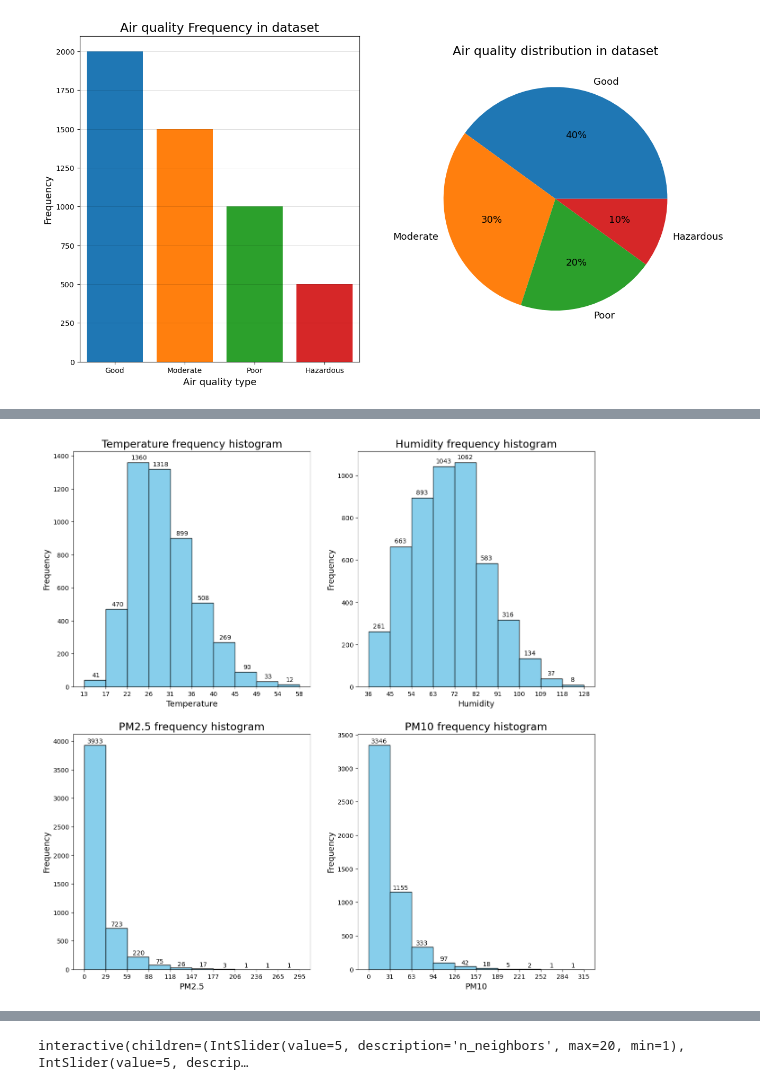
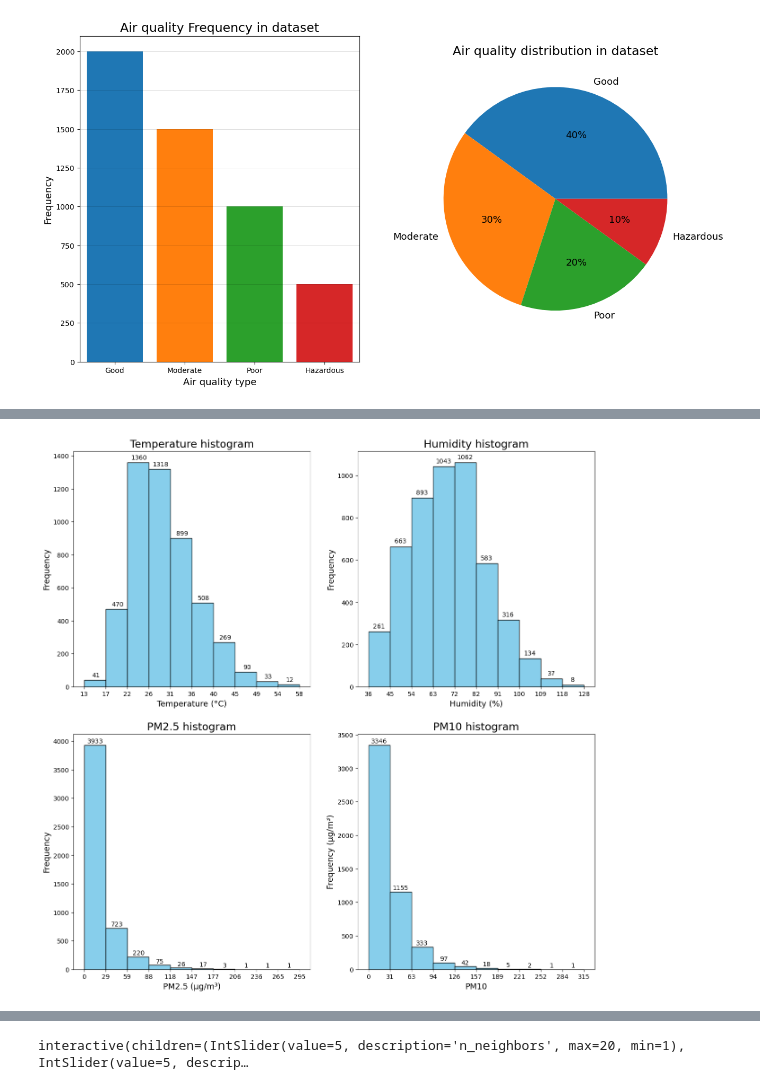
Before and after one commit to Ondralol/k-nearest-neighbours-article, a Jupyter notebook: main.ipynb, the cells around one changed output, grey strips where cells are left out. Saved outputs shown, nothing was run; the diff lists cells and outputs as text; code cells hidden in the pictures.

```diff
--- a/main.ipynb
+++ b/main.ipynb
@@ -171,8 +171,8 @@ ax.set_xticks(bins)  # Use bins directly for edge ticks
 ax.set_xticklabels([int(x) for x in bins])
 
 # Set titles and labels
-ax.set_title("Temperature frequency histogram", fontsize = 17)
-ax.set_xlabel("Temperature", fontsize = 13)
+ax.set_title("Temperature histogram", fontsize = 17)
+ax.set_xlabel("Temperature (°C)", fontsize = 13)
 ax.set_ylabel("Frequency", fontsize = 13)
 
 for i, count in enumerate(counts):
@@ -187,8 +187,8 @@ ax.set_xticks(bins)  # Use bins directly for edge ticks
 ax.set_xticklabels([int(x) for x in bins])
 
 # Set titles and labels
-ax.set_title("Humidity frequency histogram", fontsize = 17)
-ax.set_xlabel("Humidity", fontsize = 13)
+ax.set_title("Humidity histogram", fontsize = 17)
+ax.set_xlabel("Humidity (%)", fontsize = 13)
 ax.set_ylabel("Frequency", fontsize = 13)
 
 for i, count in enumerate(counts):
@@ -196,38 +196,38 @@ for i, count in enumerate(counts):
 
 
 ax = axes[1,0]
 
 # Plot the histogram
 counts, bins, patches = ax.hist(df_original["PM2.5"], edgecolor="black", color="skyblue")
 
 ax.set_xticks(bins)  # Use bins directly for edge ticks
 ax.set_xticklabels([int(x) for x in bins])
 
 # Set titles and labels
-ax.set_title("PM2.5 frequency histogram", fontsize = 17)
-ax.set_xlabel("PM2.5", fontsize = 13)
+ax.set_title("PM2.5 histogram", fontsize = 17)
+ax.set_xlabel("PM2.5 (µg/m³)", fontsize = 13)
 ax.set_ylabel("Frequency", fontsize = 13)
 
 for i, count in enumerate(counts):
     ax.text(bins[i]+15.5, count + 10, int(count), ha="center", va="bottom")
 
 ax = axes[1,1]
 
 # Plot the histogram
 counts, bins, patches = ax.hist(df_original["PM10"], edgecolor="black", color="skyblue")
 
 ax.set_xticks(bins)  # Use bins directly for edge ticks
 ax.set_xticklabels([int(x) for x in bins])
 
 # Set titles and labels
-ax.set_title("PM10 frequency histogram", fontsize = 17)
+ax.set_title("PM10 histogram", fontsize = 17)
 ax.set_xlabel("PM10", fontsize = 13)
-ax.set_ylabel("Frequency", fontsize = 13)
+ax.set_ylabel("Frequency (µg/m³)", fontsize = 13)
 
 for i, count in enumerate(counts):
     ax.text(bins[i]+15.5, count + 10, int(count), ha="center", va="bottom")
 # %% [output]
-[figure, old version]
+[figure, new version]
 # %%
 fig, axes = plt.subplots(2, 2, figsize=(15, 15))
 
```
Also changed, not shown: parts of 10 cells of this notebook, 6 other files.
